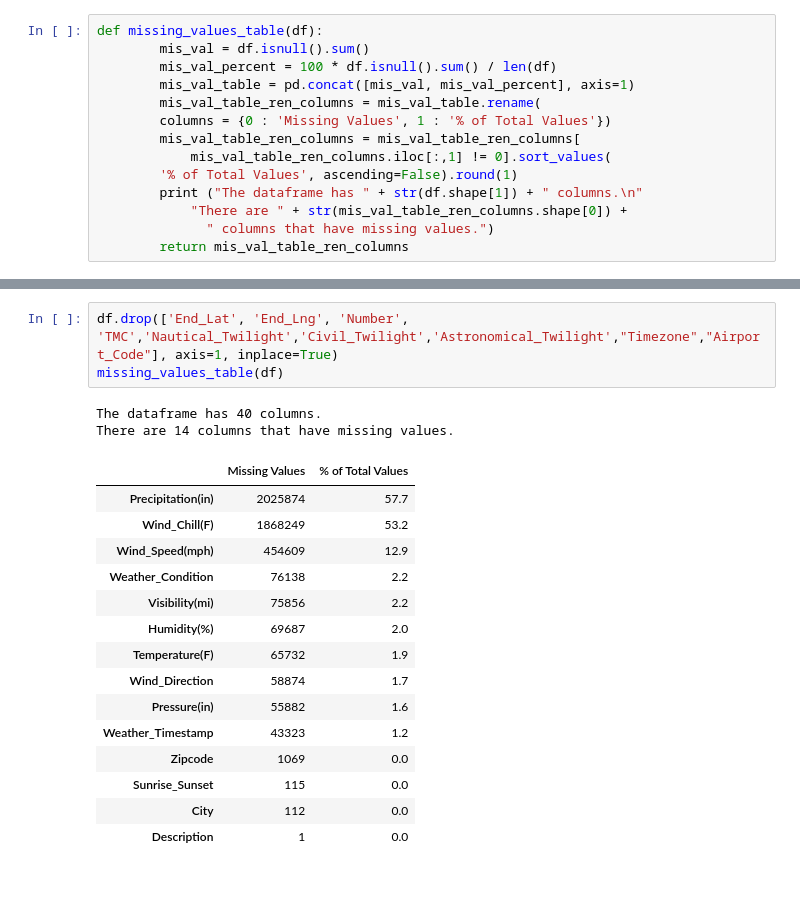
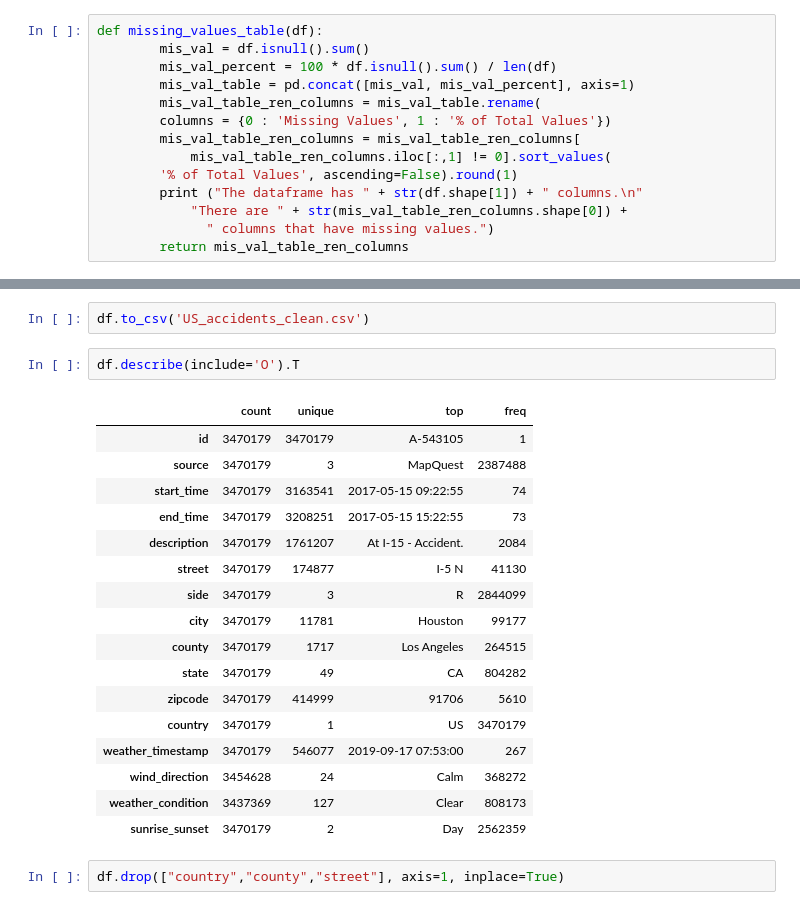
Before and after one commit to pvn-leo/DataAnalytics, a Jupyter notebook: EDA.ipynb, the cells around one changed output, grey strips where cells are left out. Cells and saved outputs as stored; diff of their text form; blank space fills up the shorter version.

```diff
--- a/EDA.ipynb
+++ b/EDA.ipynb
@@ -59,21 +77,24 @@ There are 23 columns that have missing values.
+# %%
+df.to_csv('US_accidents_clean.csv')
+# %%
+df.describe(include='O').T
+# %% [output]
+|  | count | unique | top | freq |
+| id | 3470179 | 3470179 | A-543105 | 1 |
+| source | 3470179 | 3 | MapQuest | 2387488 |
+| start_time | 3470179 | 3163541 | 2017-05-15 09:22:55 | 74 |
+| end_time | 3470179 | 3208251 | 2017-05-15 15:22:55 | 73 |
+| description | 3470179 | 1761207 | At I-15 - Accident. | 2084 |
+| street | 3470179 | 174877 | I-5 N | 41130 |
+| side | 3470179 | 3 | R | 2844099 |
+| city | 3470179 | 11781 | Houston | 99177 |
+| county | 3470179 | 1717 | Los Angeles | 264515 |
+| state | 3470179 | 49 | CA | 804282 |
+| zipcode | 3470179 | 414999 | 91706 | 5610 |
+| country | 3470179 | 1 | US | 3470179 |
+| weather_timestamp | 3470179 | 546077 | 2019-09-17 07:53:00 | 267 |
+| wind_direction | 3454628 | 24 | Calm | 368272 |
+| weather_condition | 3437369 | 127 | Clear | 808173 |
+| sunrise_sunset | 3470179 | 2 | Day | 2562359 |
 # %%
-df.drop(['End_Lat', 'End_Lng', 'Number', 'TMC','Nautical_Twilight','Civil_Twilight','Astronomical_Twilight',"Timezone","Airport_Code"], axis=1, inplace=True)
-missing_values_table(df)
+df.drop(["country","county","street"], axis=1, inplace=True)
-# %% [output]
-The dataframe has 40 columns.
-There are 14 columns that have missing values.
-|  | Missing Values | % of Total Values |
-| Precipitation(in) | 2025874 | 57.7 |
-| Wind_Chill(F) | 1868249 | 53.2 |
-| Wind_Speed(mph) | 454609 | 12.9 |
-| Weather_Condition | 76138 | 2.2 |
-| Visibility(mi) | 75856 | 2.2 |
-| Humidity(%) | 69687 | 2.0 |
-| Temperature(F) | 65732 | 1.9 |
-| Wind_Direction | 58874 | 1.7 |
-| Pressure(in) | 55882 | 1.6 |
-| Weather_Timestamp | 43323 | 1.2 |
-| Zipcode | 1069 | 0.0 |
-| Sunrise_Sunset | 115 | 0.0 |
-| City | 112 | 0.0 |
-| Description | 1 | 0.0 |
```
Also changed, not shown: parts of 10 cells of this notebook.
